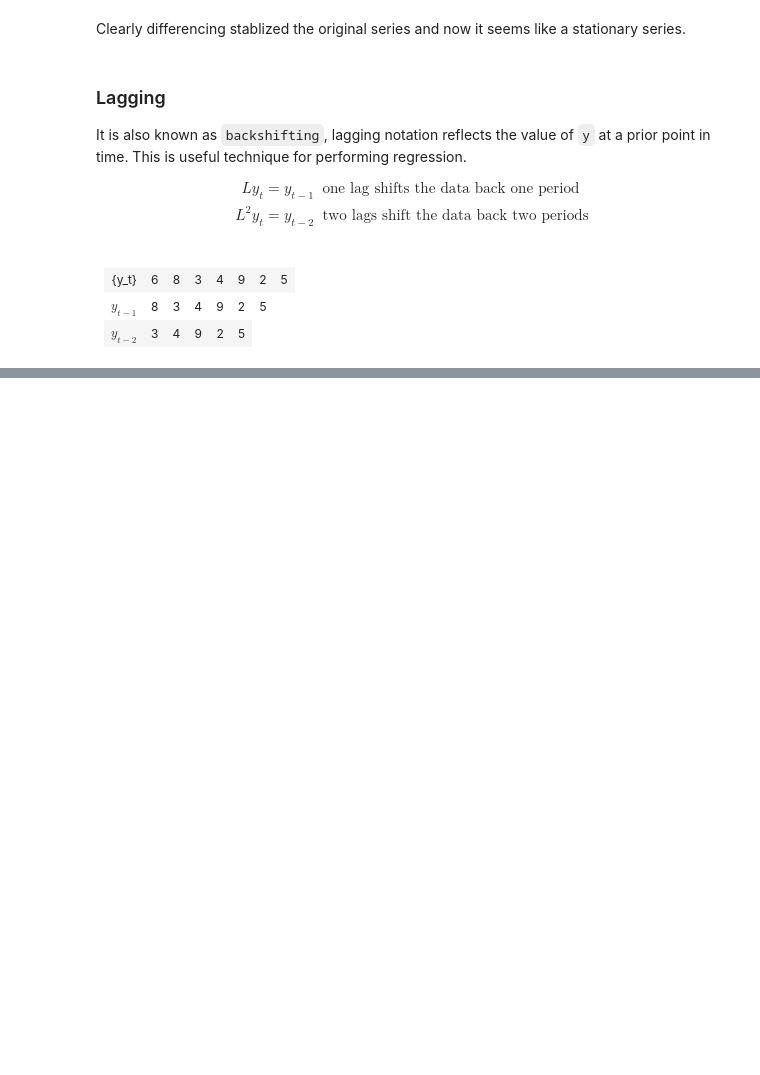
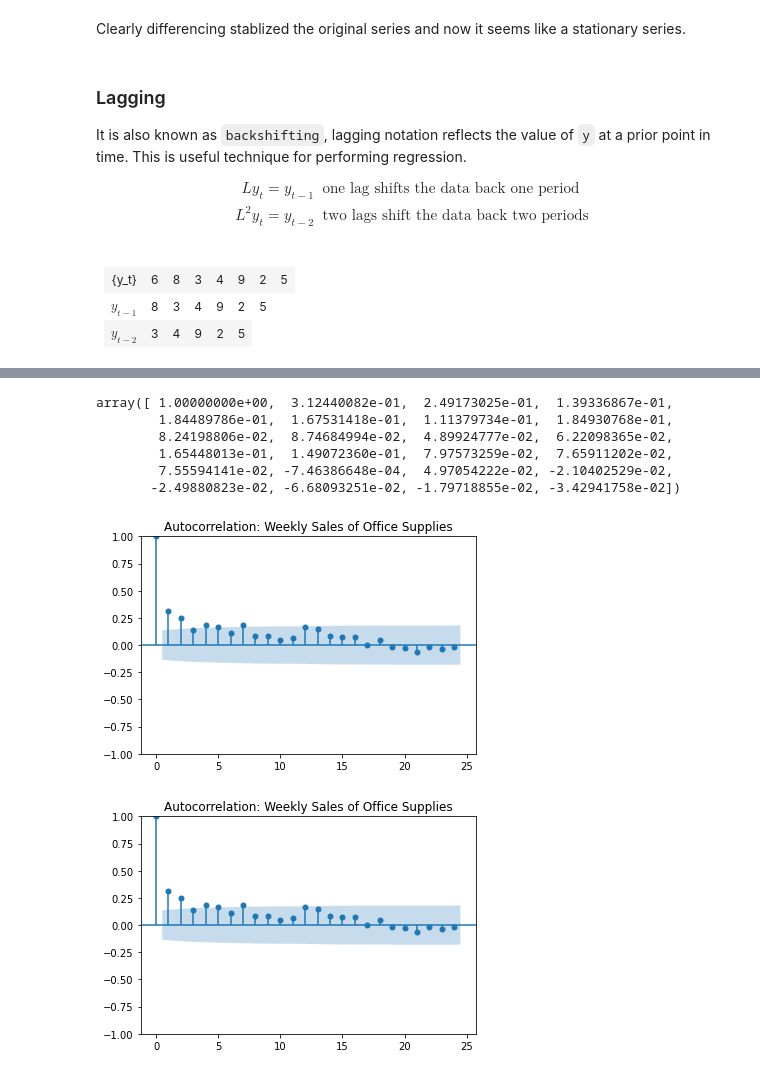
Before and after one commit to ajitsingh98/Time-Series-Analysis-and-Forecasting-with-Python, a Jupyter notebook: Time_Series_Forecasting_General_Methods.ipynb, the cells around one changed output, grey strips where cells are left out. Drawn from its saved outputs; the diff is of its cells as text; code cells hidden in the pictures; blank space fills up the shorter version.

```diff
--- a/Time_Series_Forecasting_General_Methods.ipynb
+++ b/Time_Series_Forecasting_General_Methods.ipynb
@@ -293,0 +500,16 @@ L^{2}{y_t} = y_{t-2} & \text{      two lags shift the data back two periods} \en
+# %%
+acf(df['Sales'])
+# %% [output]
+array([ 1.00000000e+00,  3.12440082e-01,  2.49173025e-01,  1.39336867e-01,
+        1.84489786e-01,  1.67531418e-01,  1.11379734e-01,  1.84930768e-01,
+        8.24198806e-02,  8.74684994e-02,  4.89924777e-02,  6.22098365e-02,
+        1.65448013e-01,  1.49072360e-01,  7.97573259e-02,  7.65911202e-02,
+        7.55594141e-02, -7.46386648e-04,  4.97054222e-02, -2.10402529e-02,
+       -2.49880823e-02, -6.68093251e-02, -1.79718855e-02, -3.42941758e-02])
+# %%
+title = 'Autocorrelation: Weekly Sales of Office Supplies'
+lags = 40
+plot_acf(df['Sales'], title=title)
+# %% [output]
+[figure, added]
+[figure, added]
```
Also changed, not shown: parts of 206 cells of this notebook, 5 other files.
